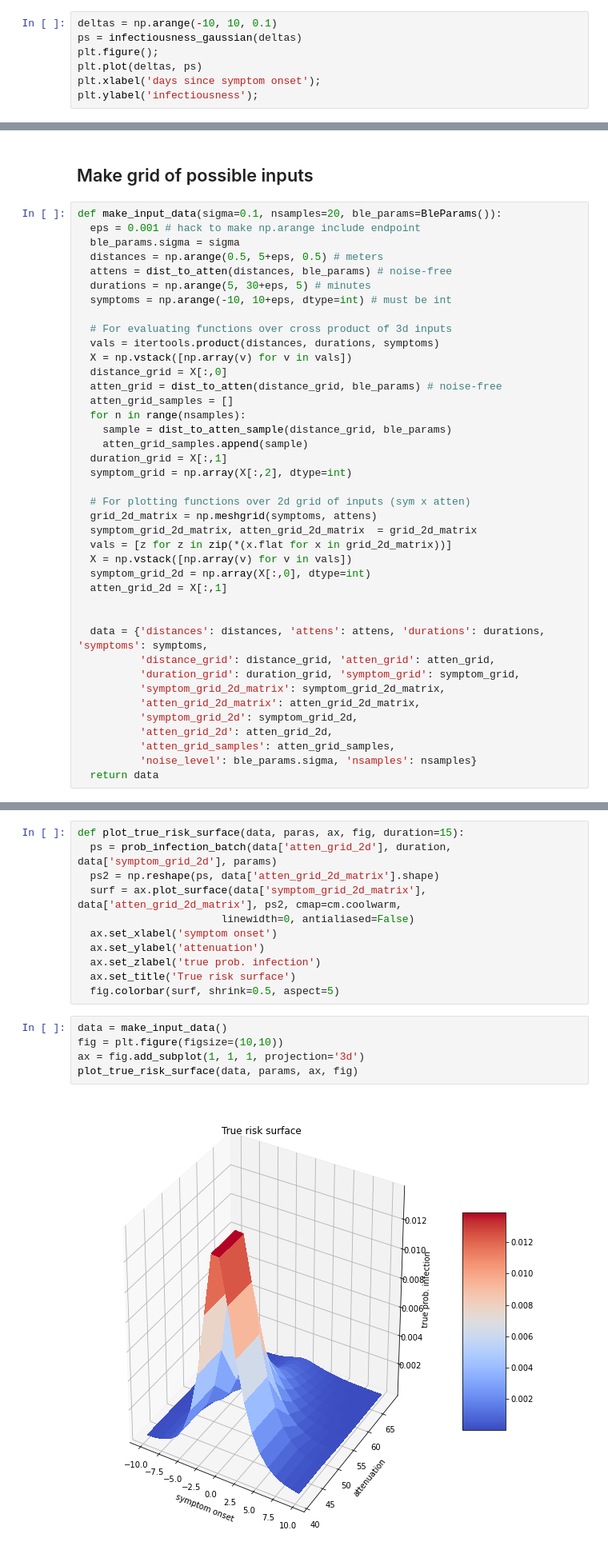
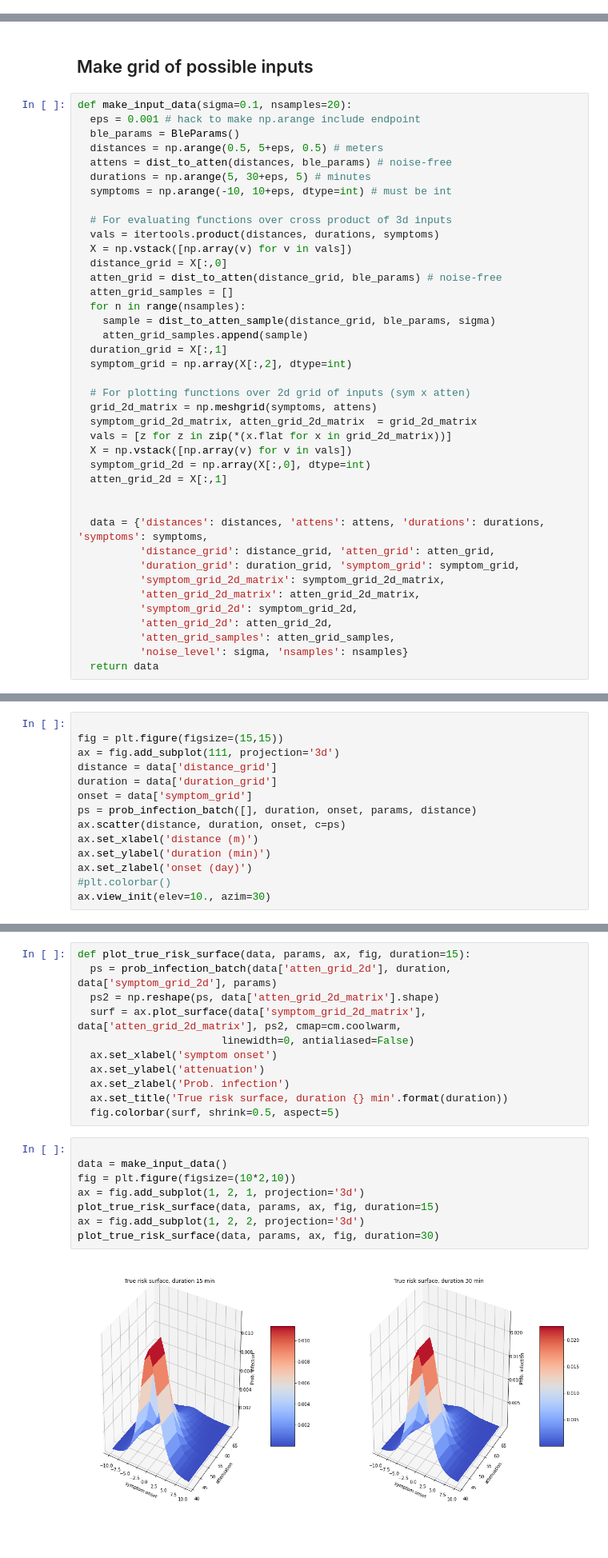
Before and after one commit to probml/covid19, a Jupyter notebook: covid19_risk_score_tuner_github.ipynb, the cells around one changed output, grey strips where cells are left out. Shown at 80% size. Saved outputs shown, nothing was run; the diff lists cells and outputs as text; blank space fills up the shorter version.

```diff
--- a/covid19_risk_score_tuner_github.ipynb
+++ b/covid19_risk_score_tuner_github.ipynb
@@ -156,7 +221,0 @@ def infectiousness_gaussian(deltas):
-# %%
-deltas = np.arange(-10, 10, 0.1)
-ps = infectiousness_gaussian(deltas)
-plt.figure();
-plt.plot(deltas, ps)
-plt.xlabel('days since symptom onset');
-plt.ylabel('infectiousness');
@@ -631,9 +752,9 @@ config_baseline = RiskConfig(ble_thresholds = thresholds,
 # %% [markdown]
 ## Make grid of possible inputs
 # %%
-def make_input_data(sigma=0.1, nsamples=20, ble_params=BleParams()):
+def make_input_data(sigma=0.1, nsamples=20):
   eps = 0.001 # hack to make np.arange include endpoint
-  ble_params.sigma = sigma
+  ble_params = BleParams()
   distances = np.arange(0.5, 5+eps, 0.5) # meters
   attens = dist_to_atten(distances, ble_params) # noise-free
   durations = np.arange(5, 30+eps, 5) # minutes
@@ -646,7 +767,7 @@ def make_input_data(sigma=0.1, nsamples=20, ble_params=BleParams()):
   atten_grid = dist_to_atten(distance_grid, ble_params) # noise-free
   atten_grid_samples = []
   for n in range(nsamples):
-    sample = dist_to_atten_sample(distance_grid, ble_params)
+    sample = dist_to_atten_sample(distance_grid, ble_params, sigma)
     atten_grid_samples.append(sample)
   duration_grid = X[:,1]
   symptom_grid = np.array(X[:,2], dtype=int)
@@ -668,7 +789,7 @@ def make_input_data(sigma=0.1, nsamples=20, ble_params=BleParams()):
           'symptom_grid_2d': symptom_grid_2d,
           'atten_grid_2d': atten_grid_2d,
           'atten_grid_samples': atten_grid_samples,
-          'noise_level': ble_params.sigma, 'nsamples': nsamples}
+          'noise_level': sigma, 'nsamples': nsamples}
   return data
 # %%
 data = make_input_data()
@@ -725,0 +864,14 @@ plt.colorbar()
+# %%
+
+fig = plt.figure(figsize=(15,15))
+ax = fig.add_subplot(111, projection='3d')
+distance = data['distance_grid']
+duration = data['duration_grid']
+onset = data['symptom_grid']
+ps = prob_infection_batch([], duration, onset, params, distance)
+ax.scatter(distance, duration, onset, c=ps)
+ax.set_xlabel('distance (m)')
+ax.set_ylabel('duration (min)')
+ax.set_zlabel('onset (day)')
+#plt.colorbar()
+ax.view_init(elev=10., azim=30)
@@ -726,21 +880,24 @@ plt.colorbar()
 # %%
-def plot_true_risk_surface(data, paras, ax, fig, duration=15):
+def plot_true_risk_surface(data, params, ax, fig, duration=15):
   ps = prob_infection_batch(data['atten_grid_2d'], duration, data['symptom_grid_2d'], params)
   ps2 = np.reshape(ps, data['atten_grid_2d_matrix'].shape)
   surf = ax.plot_surface(data['symptom_grid_2d_matrix'], data['atten_grid_2d_matrix'], ps2, cmap=cm.coolwarm,
                        linewidth=0, antialiased=False)
   ax.set_xlabel('symptom onset')
   ax.set_ylabel('attenuation')
-  ax.set_zlabel('true prob. infection')
-  ax.set_title('True risk surface')
+  ax.set_zlabel('Prob. infection')
+  ax.set_title('True risk surface, duration {} min'.format(duration))
   fig.colorbar(surf, shrink=0.5, aspect=5)
 # %%
+
 data = make_input_data()
-fig = plt.figure(figsize=(10,10))
-ax = fig.add_subplot(1, 1, 1, projection='3d')
-plot_true_risk_surface(data, params, ax, fig)
+fig = plt.figure(figsize=(10*2,10))
+ax = fig.add_subplot(1, 2, 1, projection='3d')
+plot_true_risk_surface(data, params, ax, fig, duration=15)
+ax = fig.add_subplot(1, 2, 2, projection='3d')
+plot_true_risk_surface(data, params, ax, fig, duration=30)
 # %% [output]
-[figure, old version]
+[figure, new version]
 # %%
 def plot_approx_risk_surface(data, config, ax, fig, duration=15):
   ps = prob_risk_score_batch(data['atten_grid_2d'], duration, data['symptom_grid_2d'], config)
```
Also changed, not shown: parts of 82 cells of this notebook.
